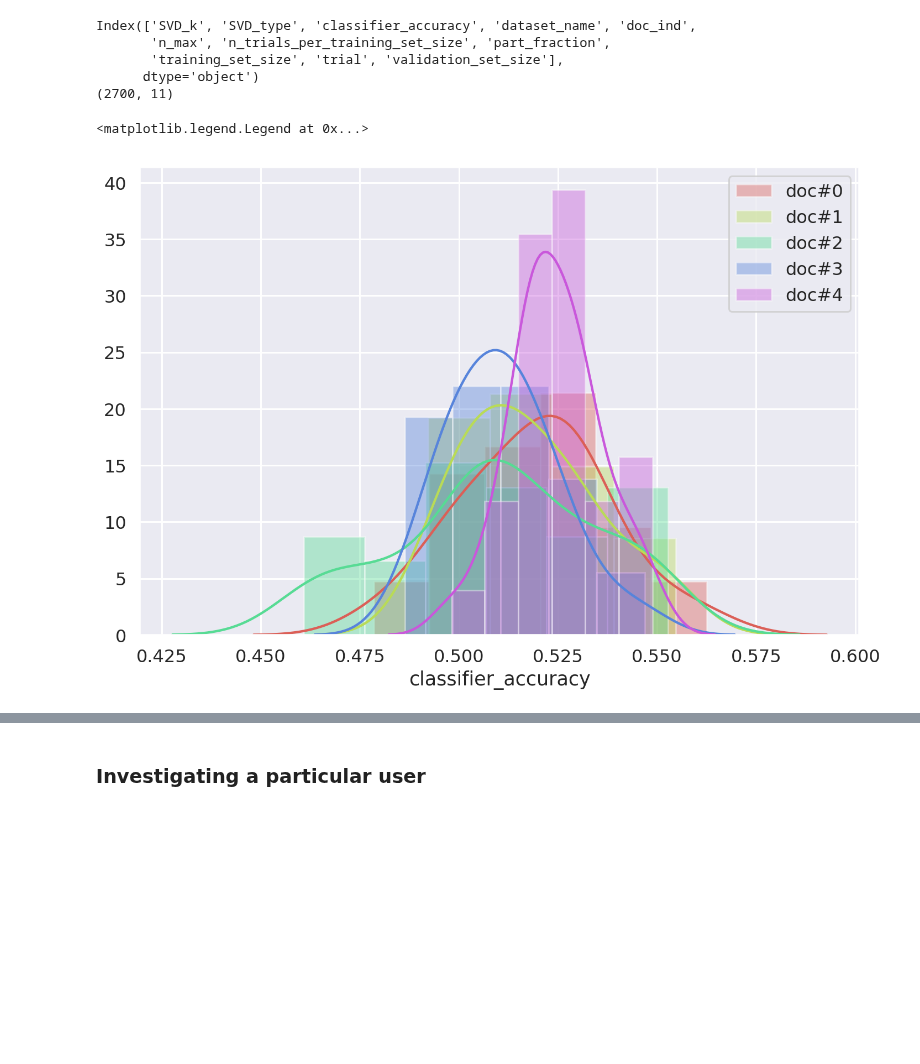
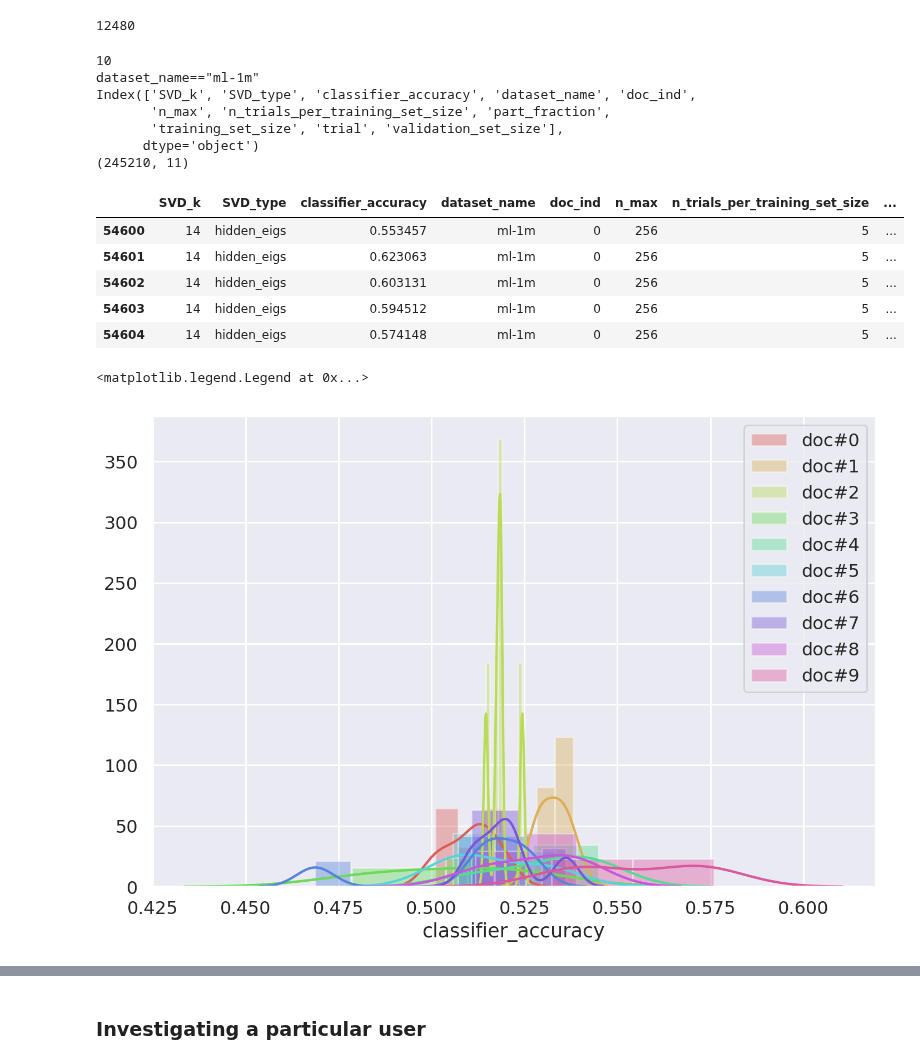
Before and after one commit to maksimt/empirical_privacy, a Jupyter notebook: Notebooks/Analyze Completed CCCs.ipynb, the cells around one changed output, grey strips where cells are left out. Saved outputs shown, nothing was run; the diff lists cells and outputs as text; code cells hidden in the pictures; blank space fills up the shorter version.

```diff
--- a/Notebooks/Analyze Completed CCCs.ipynb
+++ b/Notebooks/Analyze Completed CCCs.ipynb
@@ -42,21 +31,41 @@ for dataset, pf in itertools.product(datasets, part_fractions):
+# %%
+len(CCCs)
+# %% [output]
+12480
 # %%
 DF = load_completed_CCCs_into_dataframe(CCCs)
 n_docs = DF.doc_ind.nunique()
+print(n_docs)
 cp = sns.color_palette('hls', n_docs)
+query = ' & '.join(['{k}=={v}'.format(k=k, v=v if type(v) is not str else '"'+v+'"') for k,v in subview.items()])
+print(query)
+DF = DF.query(query)
+n_max = DF.n_max.max()
 print(DF.columns)
 print(DF.shape)
 # %% [output]
+10
+dataset_name=="ml-1m"
 Index(['SVD_k', 'SVD_type', 'classifier_accuracy', 'dataset_name', 'doc_ind',
        'n_max', 'n_trials_per_training_set_size', 'part_fraction',
        'training_set_size', 'trial', 'validation_set_size'],
       dtype='object')
-(2700, 11)
+(245210, 11)
+# %%
+DF.head()
+# %% [output]
+|  | SVD_k | SVD_type | classifier_accuracy | dataset_name | doc_ind | n_max | n_trials_per_training_set_size | ... |
+| 54600 | 14 | hidden_eigs | 0.553457 | ml-1m | 0 | 256 | 5 | ... |
+| 54601 | 14 | hidden_eigs | 0.623063 | ml-1m | 0 | 256 | 5 | ... |
+| 54602 | 14 | hidden_eigs | 0.603131 | ml-1m | 0 | 256 | 5 | ... |
+| 54603 | 14 | hidden_eigs | 0.594512 | ml-1m | 0 | 256 | 5 | ... |
+| 54604 | 14 | hidden_eigs | 0.574148 | ml-1m | 0 | 256 | 5 | ... |
 # %%
-for (sgn, sdf) in DF[(DF.training_set_size==2048) & (DF.part_fraction==0.1)]\
+for (sgn, sdf) in DF[(DF.training_set_size==n_max) & (DF.part_fraction==0.1)]\
     .groupby(['doc_ind', 'training_set_size']):
     sns.distplot(sdf.classifier_accuracy, label=f'doc#{sgn[0]}', color=cp[sgn[0]])
 plt.legend()
 # %% [output]
 <matplotlib.legend.Legend at 0x...>
-[figure, old version]
+[figure, new version]
 # %%
```
Also changed, not shown: parts of 8 cells of this notebook, 1 other file.
